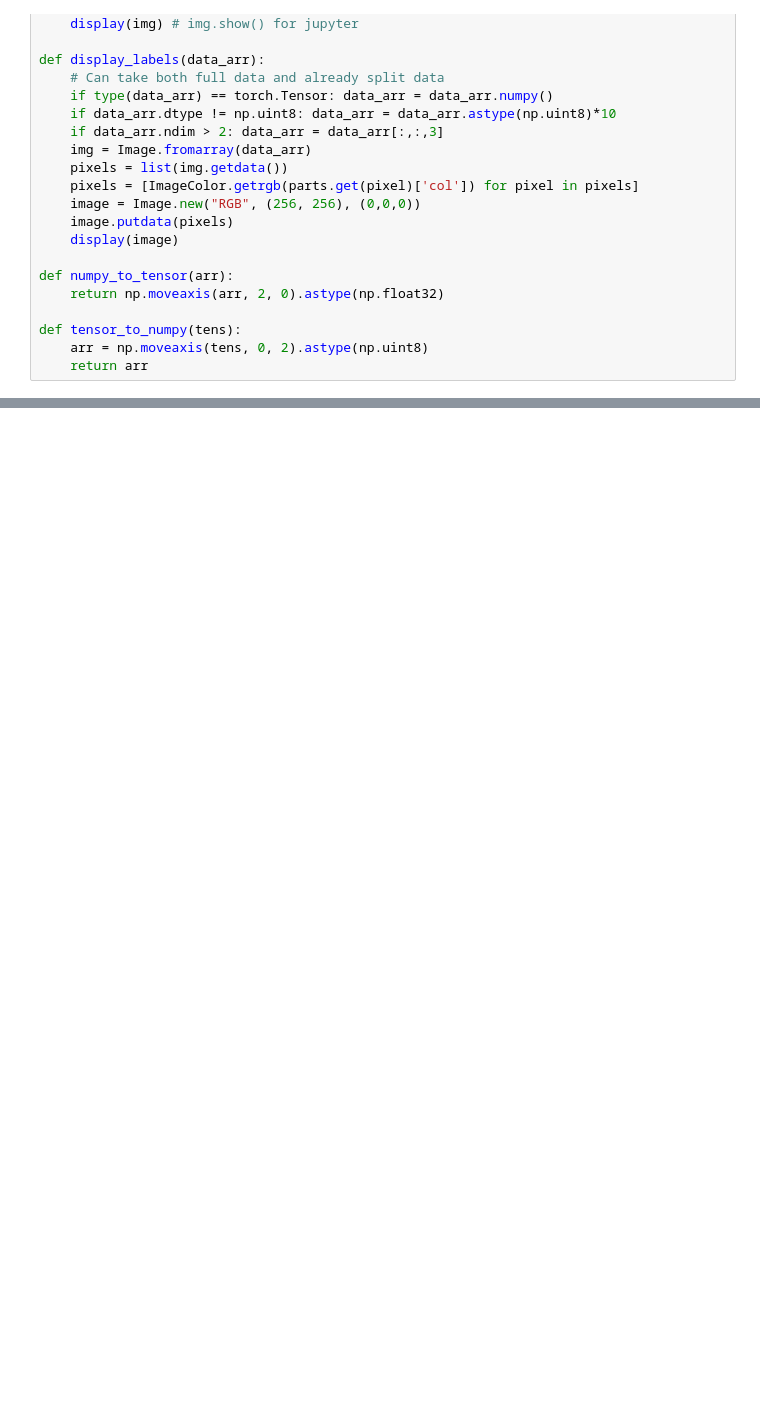
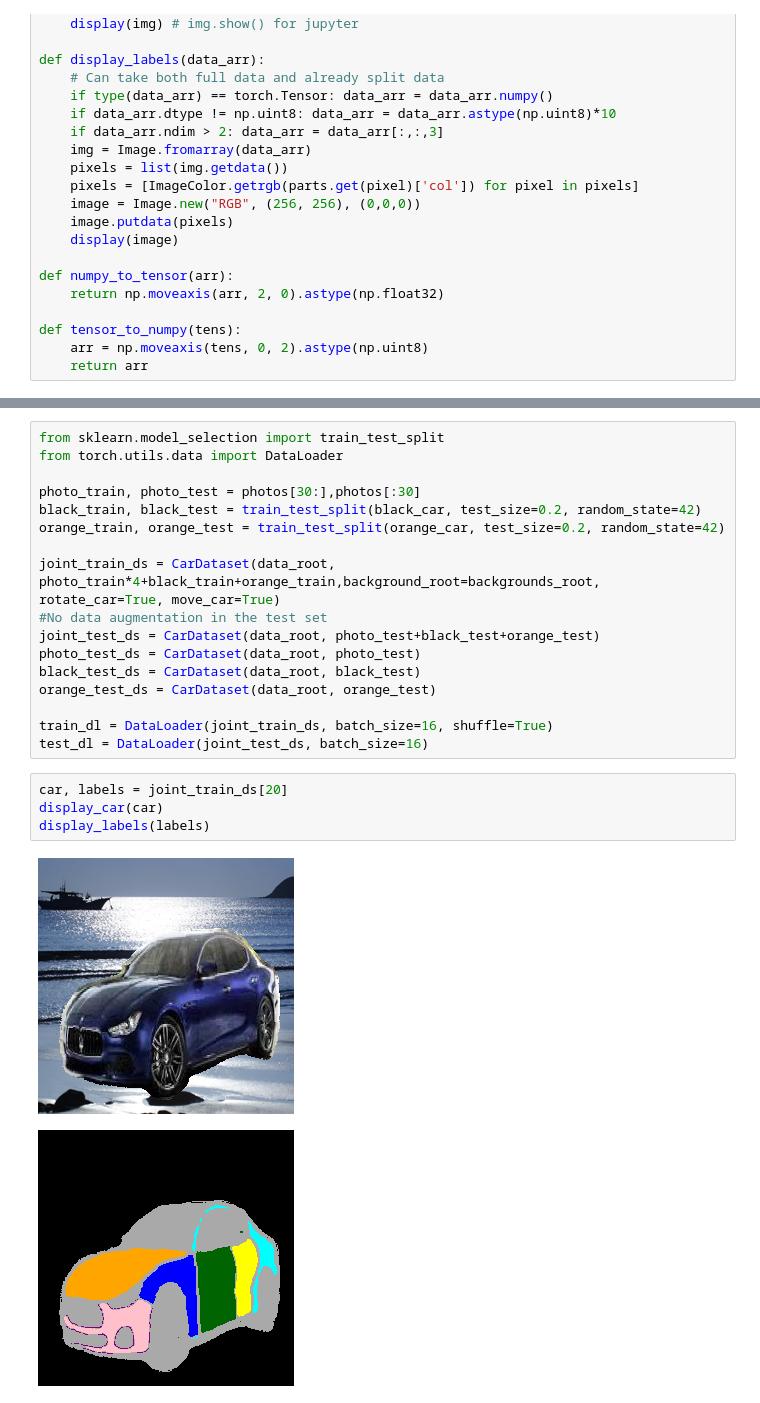
Before and after one commit to chphardi/Deep-learning-project-21, a Jupyter notebook: Add_Backgrounds.ipynb, the cells around one changed output, grey strips where cells are left out. Cells and saved outputs as stored; diff of their text form; blank space fills up the shorter version.

```diff
--- a/Add_Backgrounds.ipynb
+++ b/Add_Backgrounds.ipynb
@@ -163,0 +179,24 @@ division by zero
+# %%
+from sklearn.model_selection import train_test_split
+from torch.utils.data import DataLoader
+
+photo_train, photo_test = photos[30:],photos[:30]
+black_train, black_test = train_test_split(black_car, test_size=0.2, random_state=42)
+orange_train, orange_test = train_test_split(orange_car, test_size=0.2, random_state=42)
+
+joint_train_ds = CarDataset(data_root, photo_train*4+black_train+orange_train,background_root=backgrounds_root, rotate_car=True, move_car=True)
+#No data augmentation in the test set
+joint_test_ds = CarDataset(data_root, photo_test+black_test+orange_test)
+photo_test_ds = CarDataset(data_root, photo_test)
+black_test_ds = CarDataset(data_root, black_test)
+orange_test_ds = CarDataset(data_root, orange_test)
+
+train_dl = DataLoader(joint_train_ds, batch_size=16, shuffle=True)
+test_dl = DataLoader(joint_test_ds, batch_size=16)
+# %%
+car, labels = joint_train_ds[20]
+display_car(car)
+display_labels(labels)
+# %% [output]
+[figure, added]
+[figure, added]
```
Also changed, not shown: parts of 4 cells of this notebook.
